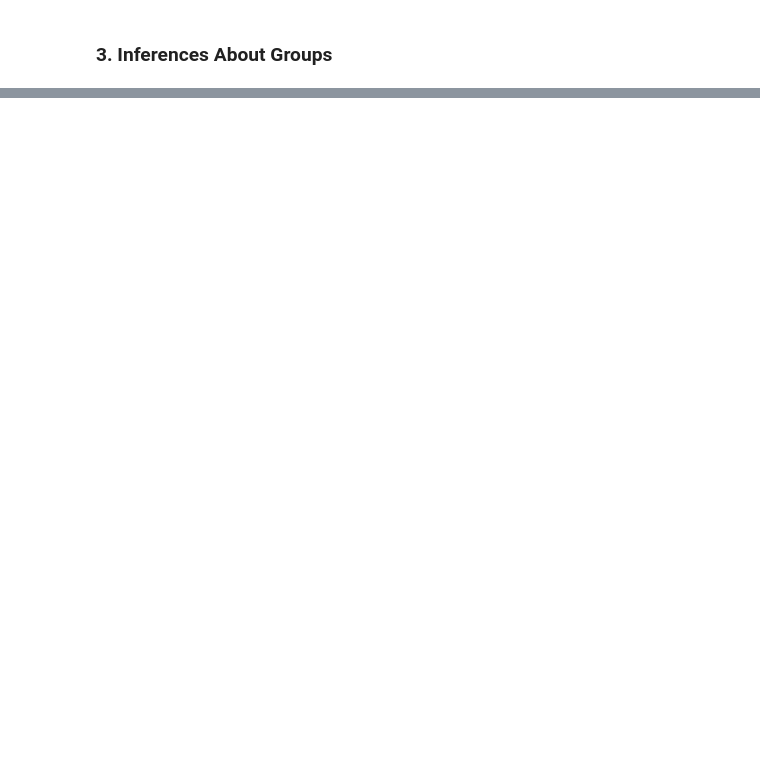
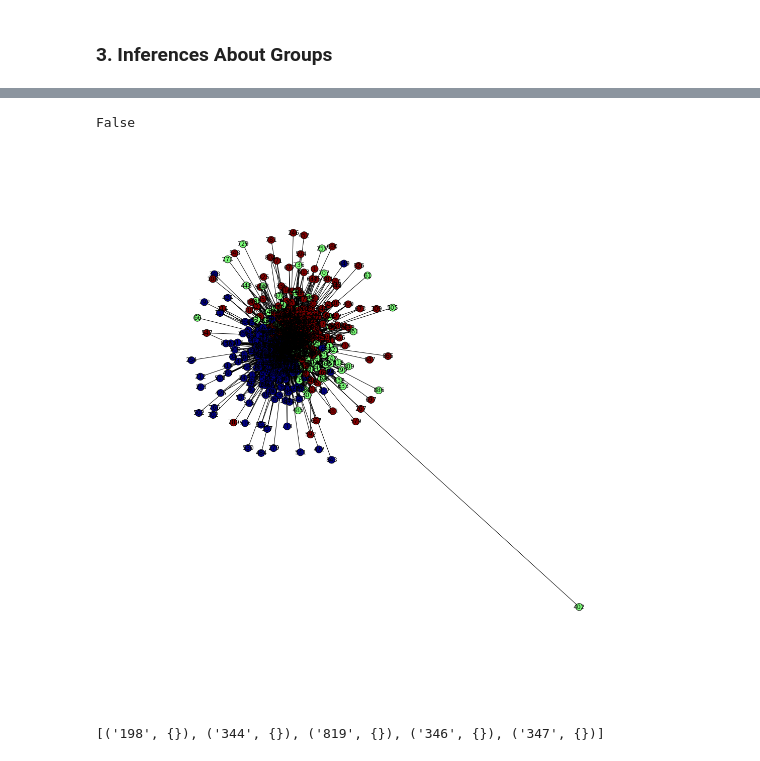
Before and after one commit to Galanopoulog/DATA620-Project-2, a Jupyter notebook: Project 2.ipynb, the cells around one changed output, grey strips where cells are left out. Cells and saved outputs as stored; diff of their text form; code cells hidden in the pictures; blank space fills up the shorter version.

```diff
--- a/Project 2.ipynb
+++ b/Project 2.ipynb
@@ -99,0 +121,25 @@ plt.show()
+# %%
+user_ud = usernet_trim.to_undirected()
+fb_components = net.connected_component_subgraphs(user_ud)
+net.is_directed(user_ud)
+# %% [output]
+False
+# %%
+#Find Communities
+
+import community
+
+part = community.best_partition(user_ud)
+mod = community.modularity(part,user_ud)
+# %%
+values = [part.get(node) for node in user_ud.nodes()]
+plt.figure(figsize=(15,15))
+pos=net.drawing.spring_layout(user_ud)
+net.draw(user_ud, pos, cmap=plt.get_cmap('jet'), node_color = values, node_size=200, with_labels=True)
+# %% [output]
+[figure, added]
+# %%
+# Examine node data
+print user_ud.nodes(data=True)[0:5]
+# %% [output]
+[('198', {}), ('344', {}), ('819', {}), ('346', {}), ('347', {})]
```
Also changed, not shown: parts of 9 cells of this notebook.
